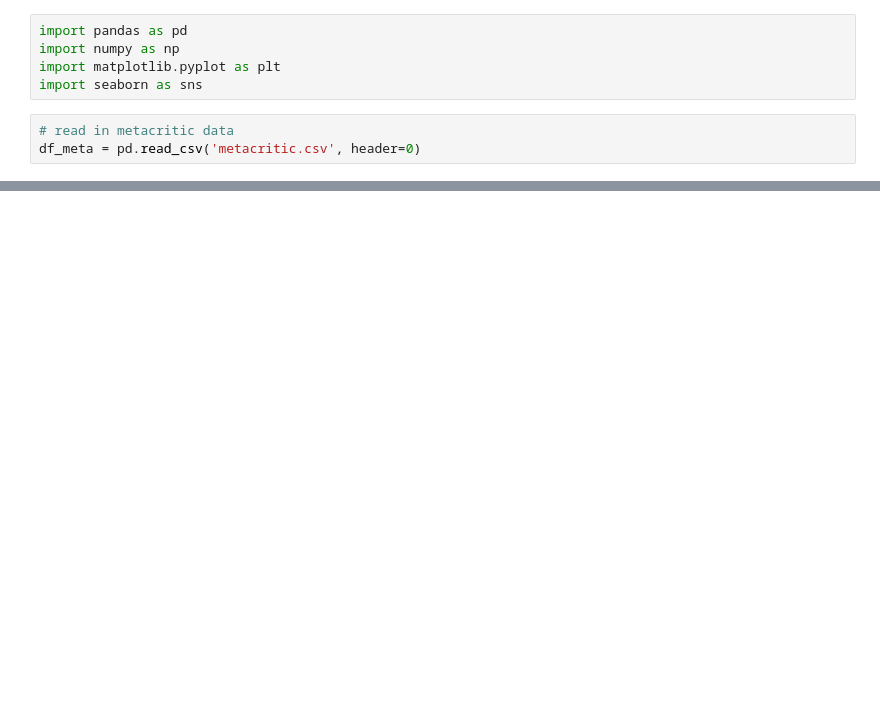
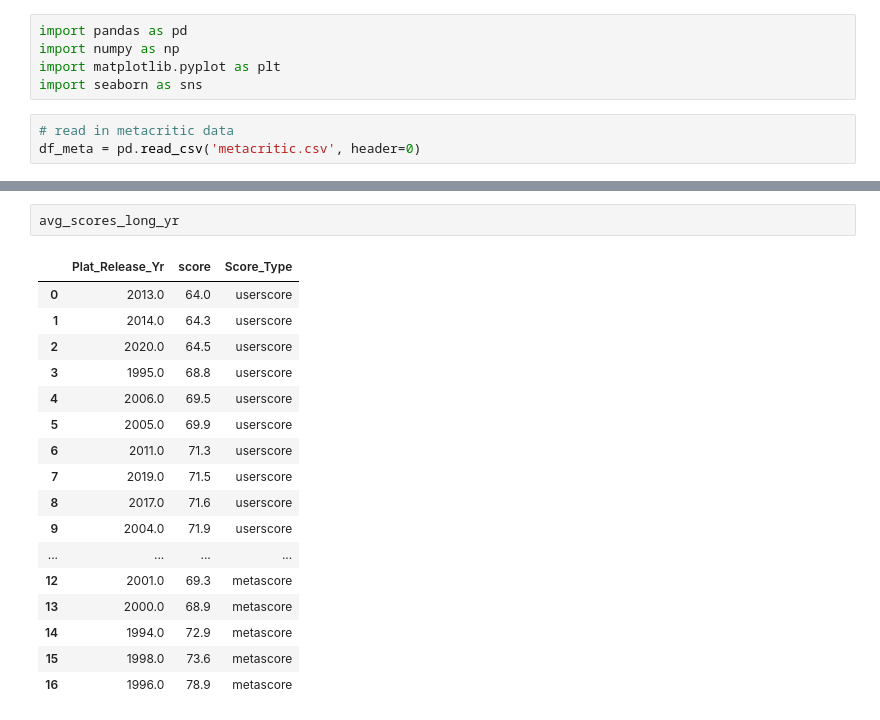
Before and after one commit to jjmo1s/VG_Project_Git, a Jupyter notebook: Cleaning_and_EDA.ipynb, the cells around one changed output, grey strips where cells are left out. Drawn from its saved outputs; the diff is of its cells as text; blank space fills up the shorter version.

```diff
--- a/Cleaning_and_EDA.ipynb
+++ b/Cleaning_and_EDA.ipynb
@@ -85,0 +101,20 @@ sns.lineplot(data=avg_scores_long, x="Plat_Release_Yr", y="score", hue="Score_Ty
+# %%
+avg_scores_long_yr
+# %% [output]
+|  | Plat_Release_Yr | score | Score_Type |
+| 0 | 2013.0 | 64.0 | userscore |
+| 1 | 2014.0 | 64.3 | userscore |
+| 2 | 2020.0 | 64.5 | userscore |
+| 3 | 1995.0 | 68.8 | userscore |
+| 4 | 2006.0 | 69.5 | userscore |
+| 5 | 2005.0 | 69.9 | userscore |
+| 6 | 2011.0 | 71.3 | userscore |
+| 7 | 2019.0 | 71.5 | userscore |
+| 8 | 2017.0 | 71.6 | userscore |
+| 9 | 2004.0 | 71.9 | userscore |
+| ... | ... | ... | ... |
+| 12 | 2001.0 | 69.3 | metascore |
+| 13 | 2000.0 | 68.9 | metascore |
+| 14 | 1994.0 | 72.9 | metascore |
+| 15 | 1998.0 | 73.6 | metascore |
+| 16 | 1996.0 | 78.9 | metascore |
```
Also changed, not shown: parts of 6 cells of this notebook.
